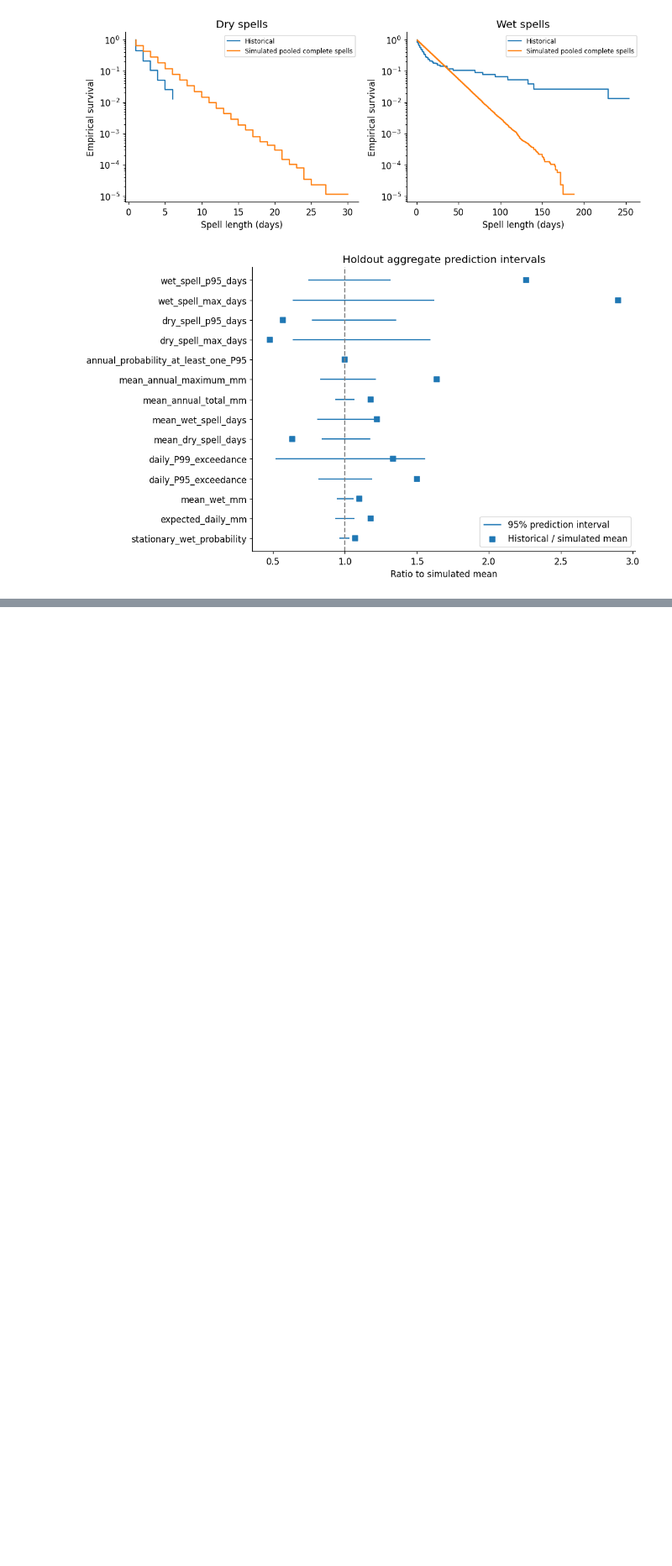
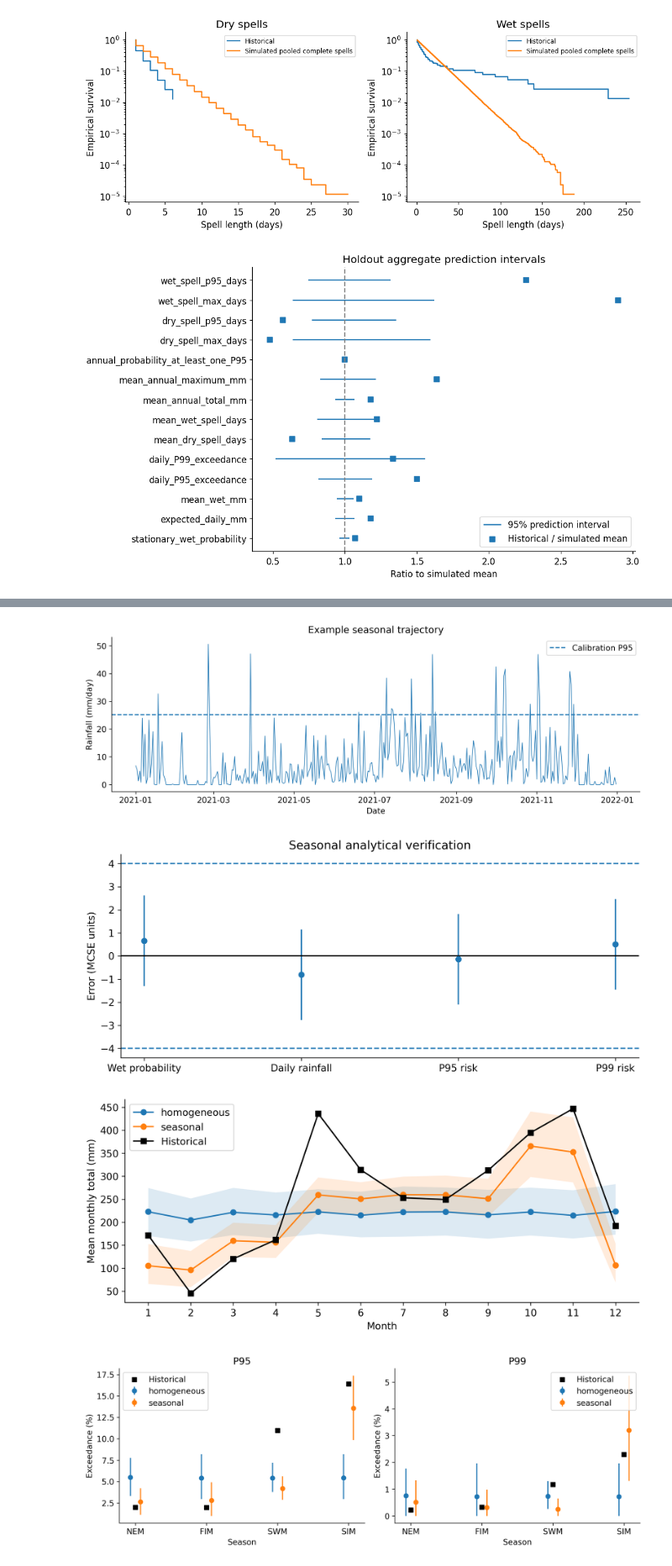
Before and after one commit to DilaraLiyanage/colombo-rainfall-simulator, a Jupyter notebook: notebook/colombo-rainfall-simulator.ipynb, the cells around one changed output, grey strips where cells are left out. Shown at 84% size. Cells and saved outputs as stored; diff of their text form; code cells hidden in the pictures; blank space fills up the shorter version.

Commit message:
feat: implement seasonal rainfall simulation and parameter sensitivity analysis

```diff
--- a/notebook/colombo-rainfall-simulator.ipynb
+++ b/notebook/colombo-rainfall-simulator.ipynb
@@ -1220,0 +1415,20 @@ Complete pipeline: 52 outputs; seconds: 121.32900830499966
+# %%
+%%scientific
+# C27
+# Paired aggregate comparisons use identical random inputs per trajectory.
+comparative = pd.concat([holdout.assign(model='homogeneous'), seasonal_holdout.assign(model='seasonal')], ignore_index=True)
+comparative.to_csv(PROCESSED_DIR/'comparative_holdout.csv',index=False)
+errors = pd.concat([aggregate_errors.assign(model='homogeneous'), seasonal_errors.assign(model='seasonal')],ignore_index=True)
+for metric in ['season_P95_frequency','season_P99_frequency','season_wet_frequency']:
+    for model, group in comparative[comparative.metric==metric].groupby('model'):
+        delta=group['mean']-group.historical
+        errors.loc[len(errors)] = [metric,np.mean(abs(delta)),np.sqrt(np.mean(delta**2)),model]
+base_errors=errors[errors.model=='homogeneous'].set_index('metric')
+for measure in ['mae','rmse']:
+    errors[measure+'_change_pct']=[100*(row[measure]/base_errors.loc[row.metric,measure]-1) for _,row in errors.iterrows()]
+errors.to_csv(PROCESSED_DIR/'comparative_errors.csv',index=False)
+paired=[]
+for metric in hold_stats:
+    paired.append(dict(metric=metric,**uncertainty(season_stats[metric]-hold_stats[metric])))
+pd.DataFrame(paired).to_csv(PROCESSED_DIR/'comparative_paired.csv',index=False)
+display(errors,comparative[comparative.group=='all'])
@@ -1220,0 +1574,50 @@ Complete pipeline: 52 outputs; seconds: 121.32900830499966
+# %%
+%%scientific
+# C29
+fig,ax=plt.subplots(figsize=(11,4))
+ax.plot(calendar[:365],season_amounts[0,:365],lw=.8)
+ax.axhline(q95,ls='--',label='Calibration P95')
+ax.set(xlabel='Date',ylabel='Rainfall (mm/day)',title='Example seasonal trajectory'); ax.legend()
+finish(fig,'F24_seasonal_trajectory')
+fig,ax=plt.subplots(figsize=(9,4))
+ratio=(season_verify['mean']-season_verify.analytical)/season_verify.mcse
+ax.errorbar(range(len(ratio)),ratio,yerr=1.96,fmt='o'); ax.axhline(0,color='black'); ax.axhline(4,ls='--'); ax.axhline(-4,ls='--')
+ax.set(xticks=range(4),xticklabels=['Wet probability','Daily rainfall','P95 risk','P99 risk'],ylabel='Error (MCSE units)',title='Seasonal analytical verification')
+finish(fig,'F25_seasonal_verification')
+fig,ax=plt.subplots(figsize=(9,4))
+for model,group in comparative[comparative.metric=='monthly_total_mm'].groupby('model'):
+    x=group.group.astype(int).to_numpy(); ax.plot(x,group['mean'],marker='o',label=model); ax.fill_between(x,group.pi_low,group.pi_high,alpha=.15)
+ax.plot(x,group.historical,color='black',marker='s',label='Historical'); ax.set(xticks=range(1,13),xlabel='Month',ylabel='Mean monthly total (mm)'); ax.legend()
+finish(fig,'F26_comparative_monthly')
+fig,axs=plt.subplots(1,2,figsize=(11,4))
+for ax,metric in zip(axs,['season_P95_frequency','season_P99_frequency']):
+    for i,(model,g) in enumerate(comparative[comparative.metric==metric].groupby('model')):
+        ax.errorbar(np.arange(4)+(i-.5)*.14,g['mean']*100,yerr=[(g['mean']-g.pi_low)*100,(g.pi_high-g['mean'])*100],fmt='o',label=model)
+    ax.scatter(range(4),g.historical*100,marker='s',color='black',label='Historical'); ax.set(xticks=range(4),xticklabels=seasons,ylabel='Exceedance (%)',xlabel='Season',title=metric.split('_')[1]); ax.legend()
+finish(fig,'F27_comparative_seasonal_extremes')
+fig,axs=plt.subplots(1,2,figsize=(11,4))
+for state,ax in enumerate(axs):
+    for label,array in [('Historical',observed_states),('Homogeneous',hold_states),('Seasonal',season_states)]:
+        runs=np.concatenate([complete_spells(row,state) for row in array]); x=np.arange(1,runs.max()+1); y=np.array([(runs>=k).mean() for k in x]); ax.step(x,y,label=label)
+    ax.set(yscale='log',xlabel='Complete spell length (days)',ylabel='Survival probability',title=['Dry','Wet'][state]); ax.legend()
+finish(fig,'F28_comparative_spells')
+fig,axs=plt.subplots(1,2,figsize=(10,4))
+for ax,metric in zip(axs,['monthly_total_mm','season_daily_mm']):
+    g=errors[errors.metric==metric]; ax.bar(g.model,g.rmse); ax.set(ylabel='RMSE (mm)' if metric=='monthly_total_mm' else 'RMSE (mm/day)',title=metric.replace('_',' '))
+finish(fig,'F29_comparative_errors')
+fig,axs=plt.subplots(1,3,figsize=(12,4),sharey=True)
+for ax,axis,col in zip(axs,['p01','p11','beta'],['k01','k11','kbeta']):
+    g=sensitivity[(sensitivity.axis==axis)&(sensitivity.metric=='daily_P95_exceedance')]; x=(g[col]-1)*100
+    ax.plot(x,g.analytical*100,label='Analytical'); ax.errorbar(x,g['mean']*100,yerr=[(g['mean']-g.ci_low)*100,(g.ci_high-g['mean'])*100],fmt='o',label='MC 95% CI'); ax.set(xlabel='Relative '+('scale' if axis=='beta' else 'odds')+' change (%)',title=axis); ax.legend()
+axs[0].set_ylabel('P95 daily risk (%)'); finish(fig,'F30_sensitivity_curves')
+fig,ax=plt.subplots(figsize=(7,5)); grid=sensitivity[(sensitivity.axis=='joint')&(sensitivity.metric=='daily_P95_exceedance')].pivot(index='k11',columns='kbeta',values='analytical')*100
+im=ax.imshow(grid,origin='lower',aspect='auto'); fig.colorbar(im,ax=ax,label='P95 risk (%)'); ax.set(xticks=range(5),yticks=range(5),xticklabels=['−20','−10','0','10','20'],yticklabels=['−20','−10','0','10','20'],xlabel='Gamma scale change (%)',ylabel='Wet persistence odds change (%)'); finish(fig,'F31_joint_sensitivity')
+fig,ax=plt.subplots(figsize=(9,4))
+for axis,col in zip(['p01','p11','beta'],['k01','k11','kbeta']):
+    g=sensitivity[(sensitivity.axis==axis)&(sensitivity.metric=='daily_P95_exceedance')]; ax.errorbar((g[col]-1)*100,g.paired_delta*100,yerr=[(g.paired_delta-g.paired_ci_low)*100,(g.paired_ci_high-g.paired_delta)*100],marker='o',label=axis)
+ax.axhline(0,color='black'); ax.set(xlabel='Relative odds or scale change (%)',ylabel='Paired change in P95 risk (percentage points)'); ax.legend(); finish(fig,'F32_extreme_risk_changes')
+# %% [output]
+[figure, added]
+[figure, added]
+[figure, added]
+[figure, added]
```
Also changed, not shown: parts of 23 cells of this notebook, 30 other files.
